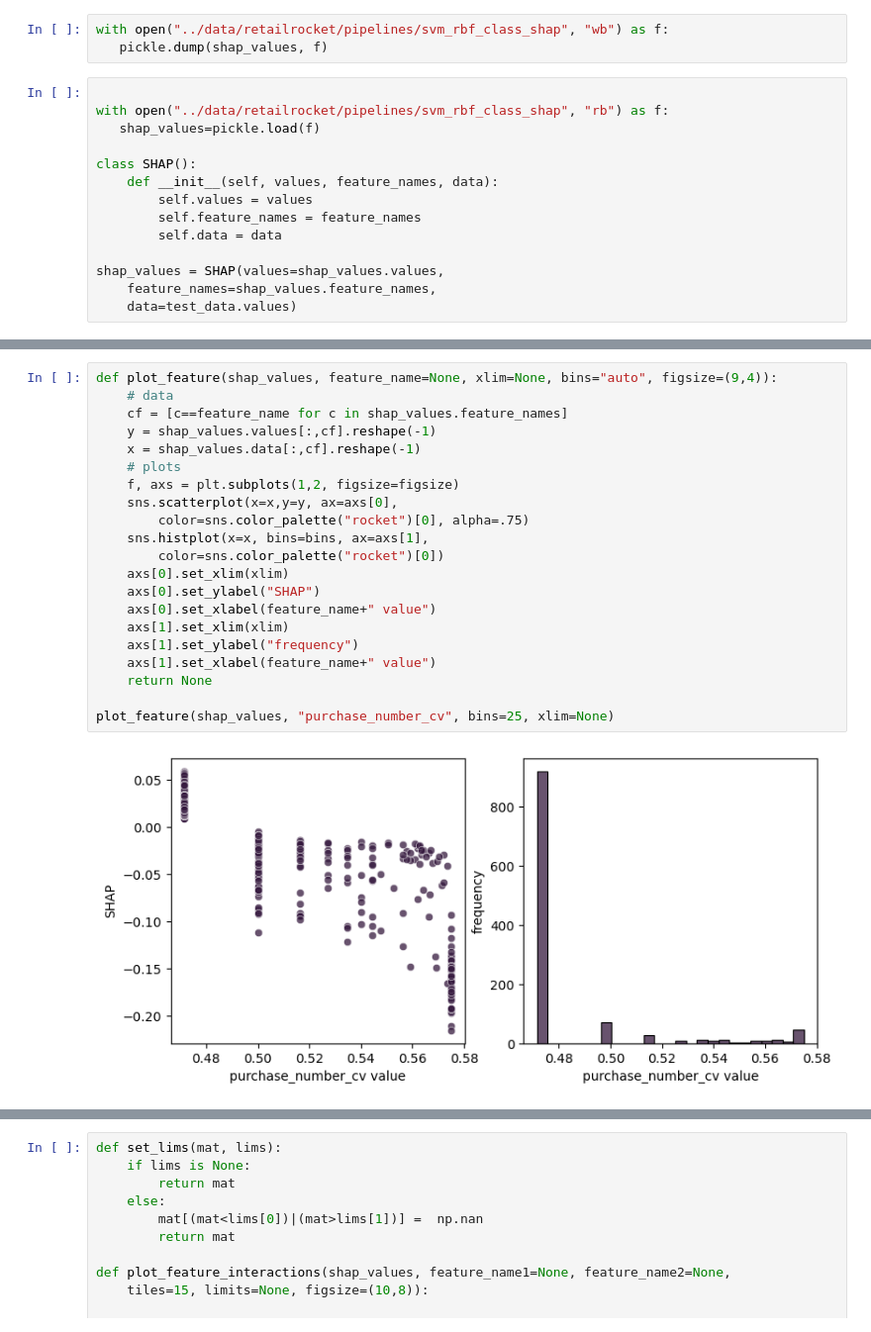
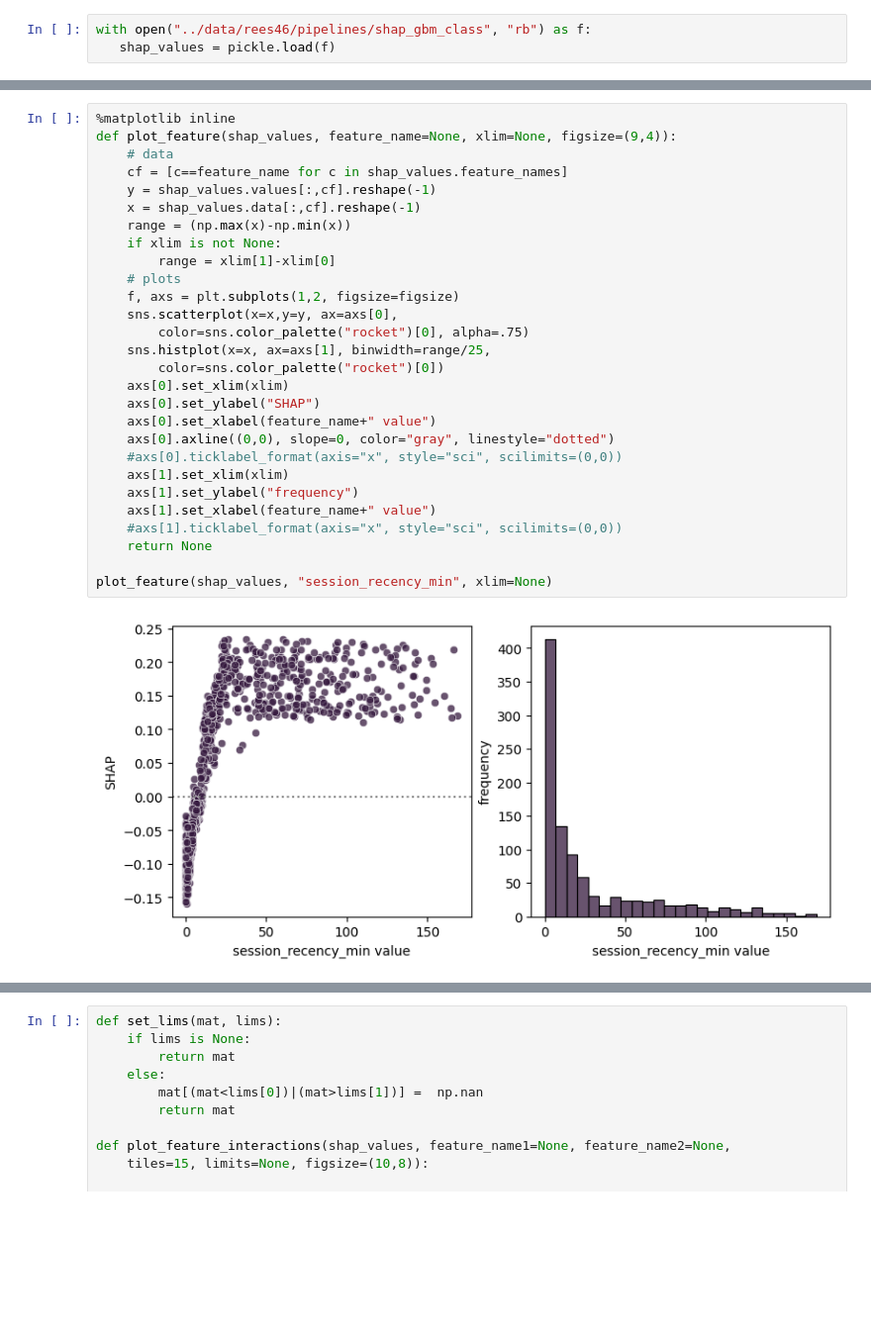
Before and after one commit to fridrichmrtn/churn-modeling, a Jupyter notebook: jupyters/07-model-understanding.ipynb, the cells around one changed output, grey strips where cells are left out. Shown at 99% size. Cells and saved outputs as stored; diff of their text form; blank space fills up the shorter version.

```diff
--- a/jupyters/07-model-understanding.ipynb
+++ b/jupyters/07-model-understanding.ipynb
@@ -28,18 +39,4 @@ IsADirectoryError: [Errno 21] Is a directory: '../data/retailrocket/pipelines/sv
 # %%
-with open("../data/retailrocket/pipelines/svm_rbf_class_shap", "wb") as f:
-   pickle.dump(shap_values, f)
+with open("../data/rees46/pipelines/shap_gbm_class", "rb") as f:
+   shap_values = pickle.load(f)
-# %%
-
-with open("../data/retailrocket/pipelines/svm_rbf_class_shap", "rb") as f:
-   shap_values=pickle.load(f)
-
-class SHAP():
-    def __init__(self, values, feature_names, data):
-        self.values = values
-        self.feature_names = feature_names
-        self.data = data
-
-shap_values = SHAP(values=shap_values.values,
-    feature_names=shap_values.feature_names,
-    data=test_data.values)
 # %%
@@ -63,23 +61,30 @@ plot_feature_importance(shap_values)
 # %%
-def plot_feature(shap_values, feature_name=None, xlim=None, bins="auto", figsize=(9,4)):
+%matplotlib inline
+def plot_feature(shap_values, feature_name=None, xlim=None, figsize=(9,4)):
     # data
     cf = [c==feature_name for c in shap_values.feature_names]
     y = shap_values.values[:,cf].reshape(-1)
     x = shap_values.data[:,cf].reshape(-1)
+    range = (np.max(x)-np.min(x))
+    if xlim is not None:
+        range = xlim[1]-xlim[0]
     # plots
     f, axs = plt.subplots(1,2, figsize=figsize)
     sns.scatterplot(x=x,y=y, ax=axs[0],
         color=sns.color_palette("rocket")[0], alpha=.75)
-    sns.histplot(x=x, bins=bins, ax=axs[1],
+    sns.histplot(x=x, ax=axs[1], binwidth=range/25,
         color=sns.color_palette("rocket")[0])
     axs[0].set_xlim(xlim)
     axs[0].set_ylabel("SHAP")
     axs[0].set_xlabel(feature_name+" value")
+    axs[0].axline((0,0), slope=0, color="gray", linestyle="dotted")
+    #axs[0].ticklabel_format(axis="x", style="sci", scilimits=(0,0))
     axs[1].set_xlim(xlim)
     axs[1].set_ylabel("frequency")
     axs[1].set_xlabel(feature_name+" value")
+    #axs[1].ticklabel_format(axis="x", style="sci", scilimits=(0,0))
     return None
 
-plot_feature(shap_values, "purchase_number_cv", bins=25, xlim=None)
+plot_feature(shap_values, "session_recency_min", xlim=None)
 # %% [output]
-[figure, old version]
+[figure, new version]
```
Also changed, not shown: parts of 15 cells of this notebook.
